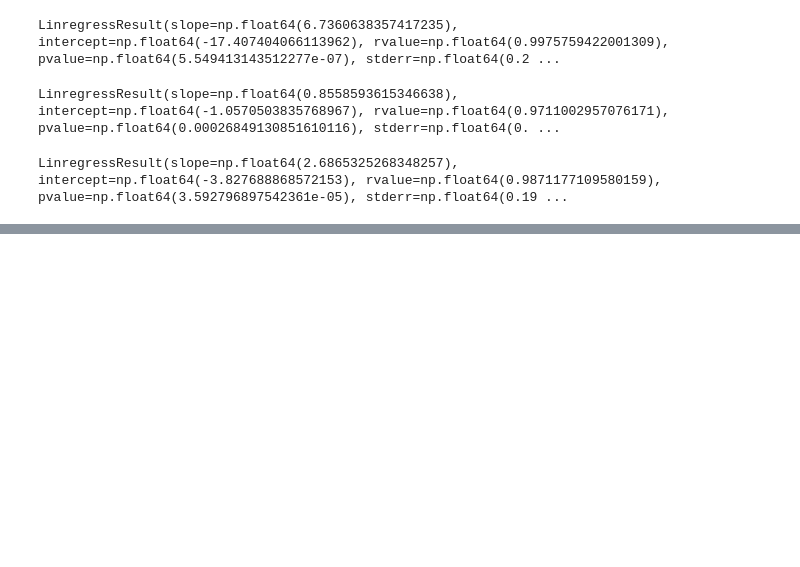
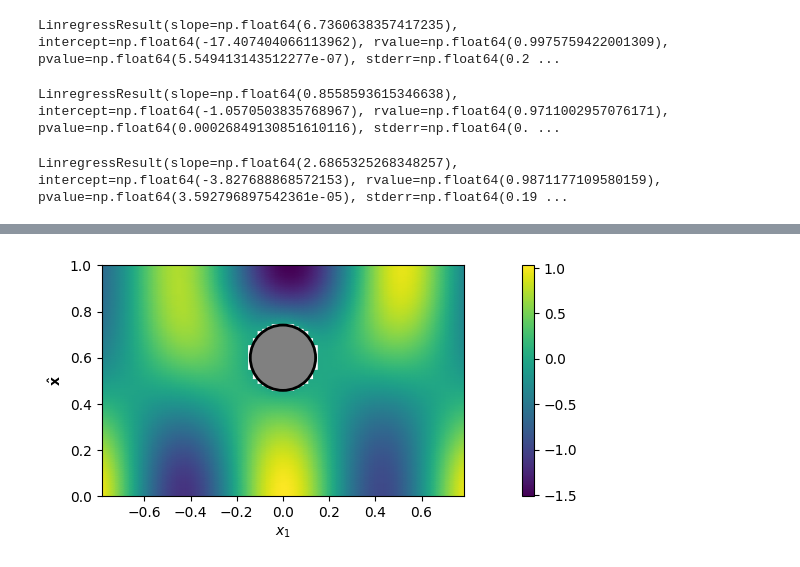
Before and after one commit to MPenaR/UWVFTrefftz, a Jupyter notebook: src/trend_line.ipynb, the cells around one changed output, grey strips where cells are left out. Drawn from its saved outputs; the diff is of its cells as text; code cells hidden in the pictures; blank space fills up the shorter version.

```diff
--- a/src/trend_line.ipynb
+++ b/src/trend_line.ipynb
@@ -230,3 +248,7 @@ plt.savefig('with_1.5_line.pdf')
+# %%
+Domain.plot_field(X,Y, np.real(u_exact))
+# %% [output]
+[figure, added]
 # %%
 Domain.plot_field(X,Y, np.real(u_Trefft))
 # %% [output]
```
Also changed, not shown: parts of 7 cells of this notebook, 7 other files.
